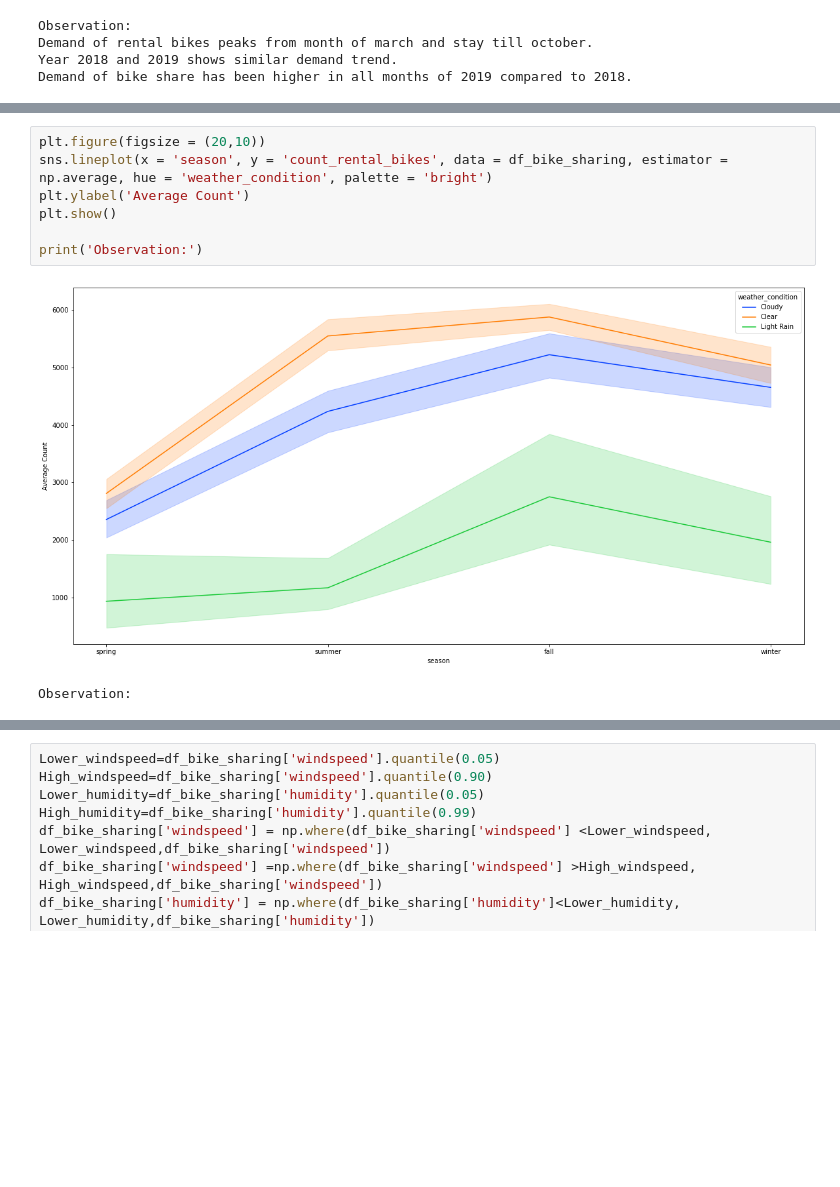
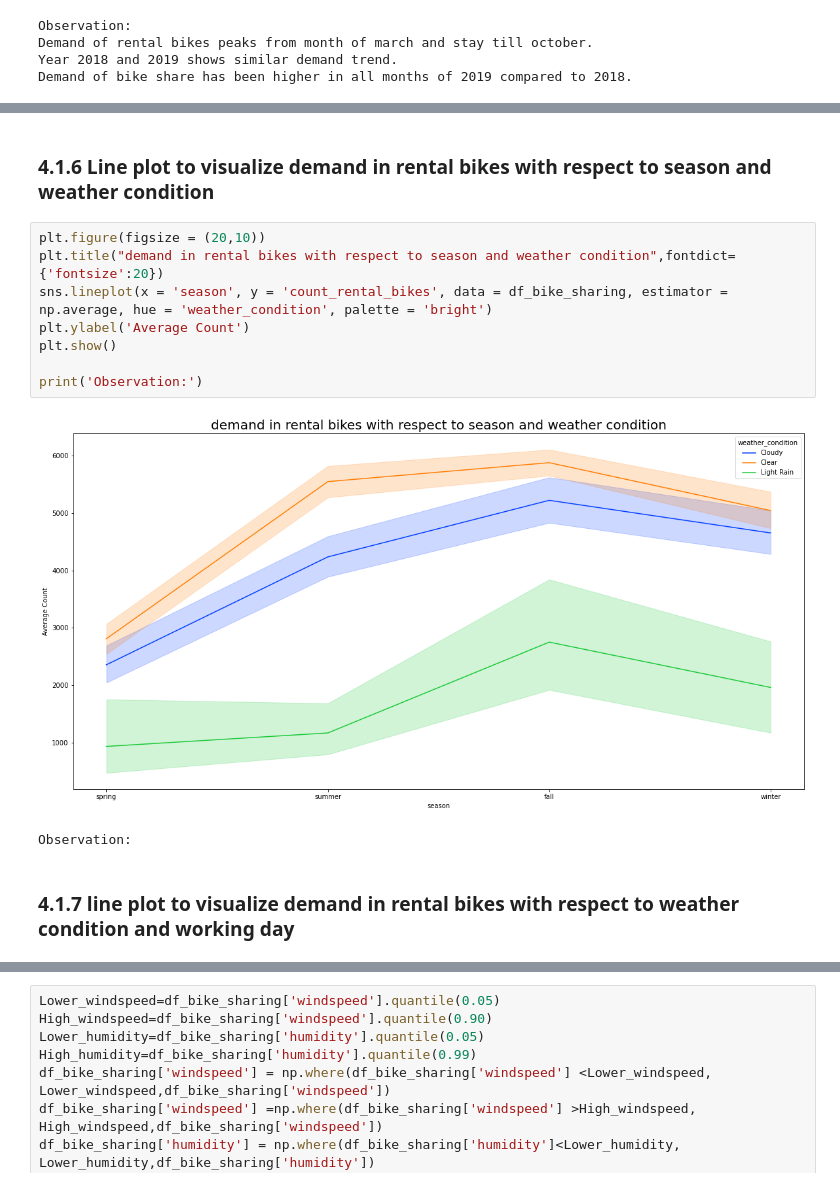
Before and after one commit to CharlieThomasCTG/Bike_sharing_regression, a Jupyter notebook: bike-sharing-multiple-linear-regression.ipynb, the cells around one changed output, grey strips where cells are left out. Cells and saved outputs as stored; diff of their text form; blank space fills up the shorter version.

```diff
--- a/bike-sharing-multiple-linear-regression.ipynb
+++ b/bike-sharing-multiple-linear-regression.ipynb
@@ -481,15 +491,20 @@ cloudy weather condition in month of july.It would be interesting to view in ter
 temperature and humidity.
 Its quite palpable that light rain or worse is bad for the business as there has been low
 demand in comparison to other weather conditions.
+# %% [markdown]
+### 4.1.6 Line plot to visualize demand in rental bikes with respect to season and weather condition
 # %%
 plt.figure(figsize = (20,10))
+plt.title("demand in rental bikes with respect to season and weather condition",fontdict={'fontsize':20})
 sns.lineplot(x = 'season', y = 'count_rental_bikes', data = df_bike_sharing, estimator = np.average, hue = 'weather_condition', palette = 'bright')
 plt.ylabel('Average Count')
 plt.show()
 
 print('Observation:')
 # %% [output]
-[figure, old version]
+[figure, new version]
 Observation:
+# %% [markdown]
+### 4.1.7 line plot to visualize demand in rental bikes with respect to weather condition and working day
 # %%
 plt.figure(figsize = (20,10))
```
Also changed, not shown: parts of 26 cells of this notebook.
